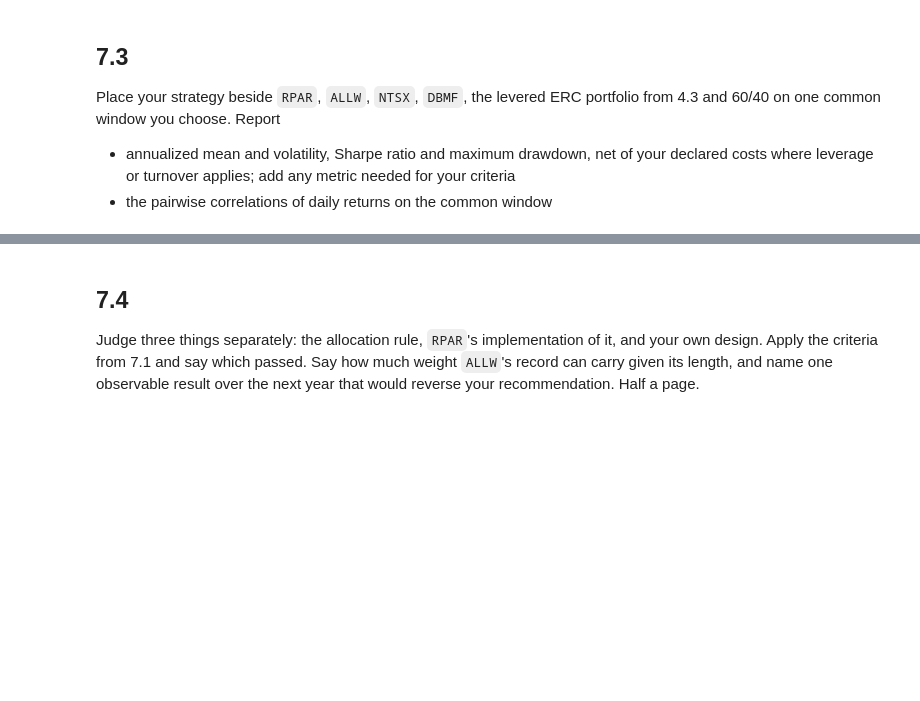
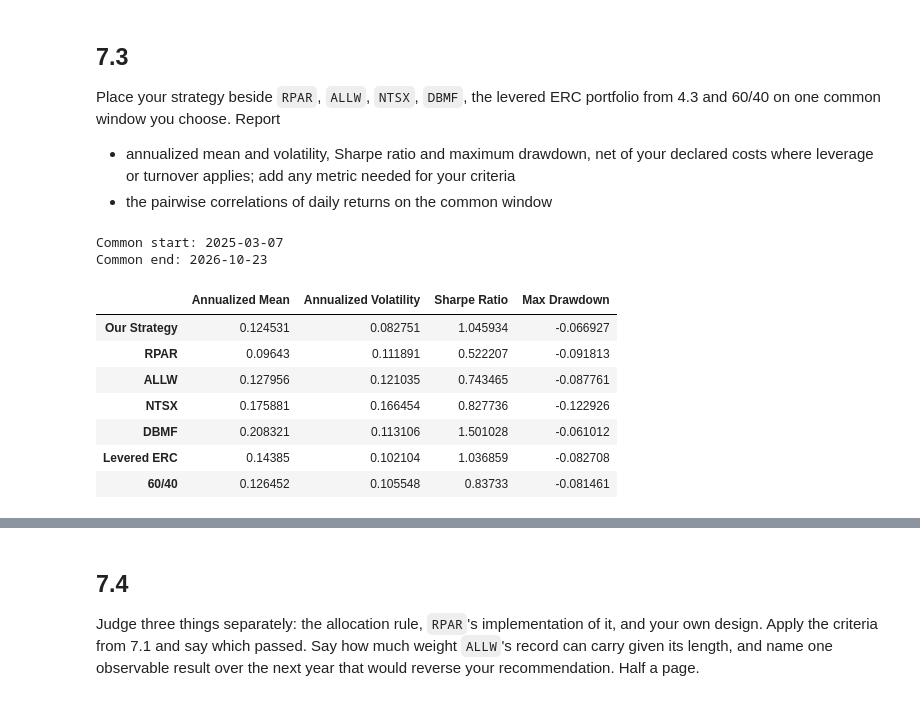
Before and after one commit to hannahkong1/midterm-project, a Jupyter notebook: risk_parity.ipynb, the cells around one changed output, grey strips where cells are left out. Cells and saved outputs as stored; diff of their text form; code cells hidden in the pictures; blank space fills up the shorter version.

```diff
--- a/risk_parity.ipynb
+++ b/risk_parity.ipynb
@@ -1196,3 +1489,58 @@ Place your strategy beside `RPAR`, `ALLW`, `NTSX`, `DBMF`, the levered ERC portf
 
 * annualized mean and volatility, Sharpe ratio and maximum drawdown, net of your declared costs where leverage or turnover applies; add any metric needed for your criteria
 * the pairwise correlations of daily returns on the common window
+# %%
+# estimate borrowing and trading costs for levered ERC
+erc_borrowing_cost = (LEVERAGE - 1) * 0.01 / 252
+
+erc_target_weights = weights['ERC'] * LEVERAGE
+erc_turnover = 0.5 * erc_target_weights.diff().abs().sum(axis=1)
+erc_trading_cost = erc_turnover * 0.0005
+
+erc_trading_cost = erc_trading_cost.reindex(
+    erc_levered.index, fill_value=0
+)
+
+erc_levered_net = (
+    erc_levered
+    - erc_borrowing_cost
+    - erc_trading_cost
+)
+
+# compare our strategy with the other portfolios
+comparison = pd.DataFrame({
+    'Our Strategy': strategy_net,
+    'RPAR': returns['RPAR'],
+    'ALLW': returns['ALLW'],
+    'NTSX': returns['NTSX'],
+    'DBMF': returns['DBMF'],
+    'Levered ERC': erc_levered_net,
+    '60/40': bt['60/40']
+}).dropna()
+
+print('Common start:', comparison.index[0].date())
+print('Common end:', comparison.index[-1].date())
+
+# calculate performance over the same dates
+comparison_stats = pd.DataFrame({
+    name: product_stats(comparison[name], returns['SHV'])
+    for name in comparison.columns
+}).T
+
+display(comparison_stats[[
+    'Annualized Mean',
+    'Annualized Volatility',
+    'Sharpe Ratio',
+    'Max Drawdown'
+]].round(4))
+# %% [output]
+Common start: 2025-03-07
+Common end: 2026-10-23
+|  | Annualized Mean | Annualized Volatility | Sharpe Ratio | Max Drawdown |
+| Our Strategy | 0.124531 | 0.082751 | 1.045934 | -0.066927 |
+| RPAR | 0.09643 | 0.111891 | 0.522207 | -0.091813 |
+| ALLW | 0.127956 | 0.121035 | 0.743465 | -0.087761 |
+| NTSX | 0.175881 | 0.166454 | 0.827736 | -0.122926 |
+| DBMF | 0.208321 | 0.113106 | 1.501028 | -0.061012 |
+| Levered ERC | 0.14385 | 0.102104 | 1.036859 | -0.082708 |
+| 60/40 | 0.126452 | 0.105548 | 0.83733 | -0.081461 |
```
Also changed, not shown: parts of 21 cells of this notebook.
